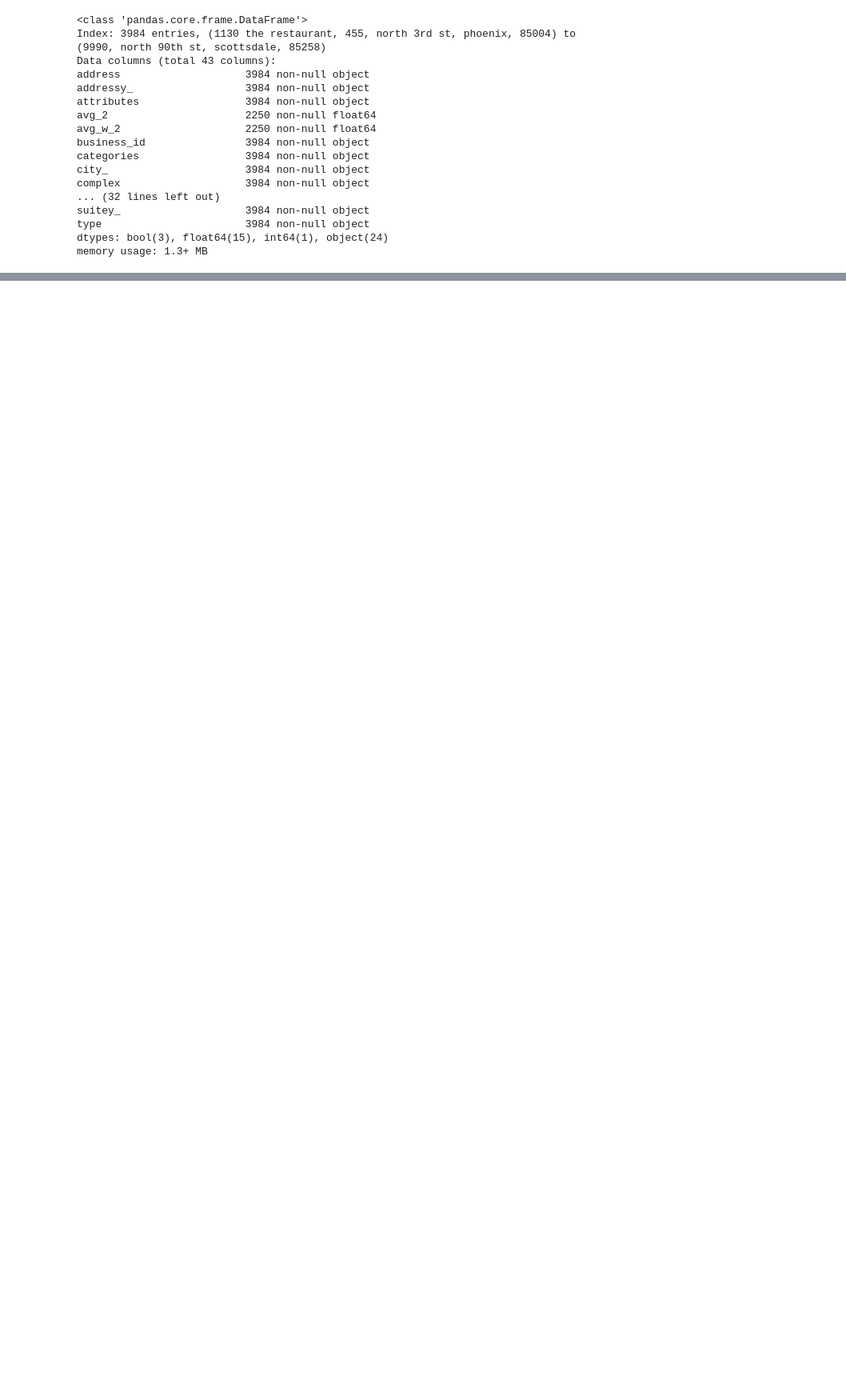
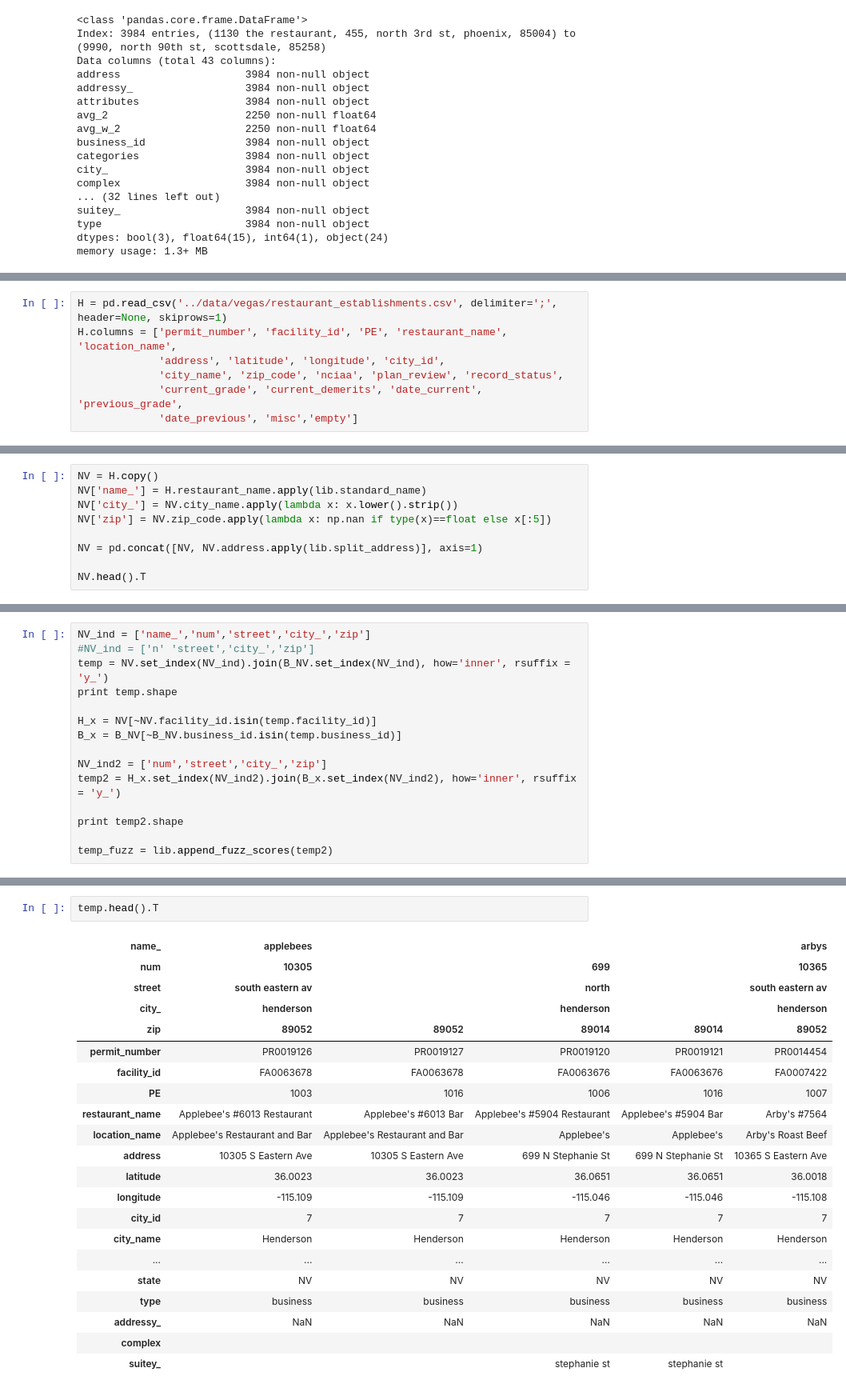
Before and after one commit to tbackes/yelp-health, a Jupyter notebook: code/yelp-EDA.ipynb, the cells around one changed output, grey strips where cells are left out. Shown: that part at 80% size. Cells and saved outputs as stored; diff of their text form; blank space fills up the shorter version.

Commit message:
Initial logic for merging Vegas data. Still need to deal with Casinos---casino complexes complicate fuzzy name matching

```diff
--- a/code/yelp-EDA.ipynb
+++ b/code/yelp-EDA.ipynb
@@ -148,0 +214,7 @@ memory usage: 1.3+ MB
+# %%
+H = pd.read_csv('../data/vegas/restaurant_establishments.csv', delimiter=';', header=None, skiprows=1)
+H.columns = ['permit_number', 'facility_id', 'PE', 'restaurant_name',  'location_name',
+             'address', 'latitude', 'longitude', 'city_id',
+             'city_name', 'zip_code', 'nciaa', 'plan_review', 'record_status',
+             'current_grade', 'current_demerits', 'date_current', 'previous_grade',
+             'date_previous', 'misc','empty']
@@ -148,0 +265,9 @@ memory usage: 1.3+ MB
+# %%
+NV = H.copy()
+NV['name_'] = H.restaurant_name.apply(lib.standard_name)
+NV['city_'] = NV.city_name.apply(lambda x: x.lower().strip())
+NV['zip'] = NV.zip_code.apply(lambda x: np.nan if type(x)==float else x[:5])
+
+NV = pd.concat([NV, NV.address.apply(lib.split_address)], axis=1)
+
+NV.head().T
@@ -148,0 +292,15 @@ memory usage: 1.3+ MB
+# %%
+NV_ind = ['name_','num','street','city_','zip']
+#NV_ind = ['n' 'street','city_','zip']
+temp = NV.set_index(NV_ind).join(B_NV.set_index(NV_ind), how='inner', rsuffix = 'y_')
+print temp.shape
+
+H_x = NV[~NV.facility_id.isin(temp.facility_id)]
+B_x = B_NV[~B_NV.business_id.isin(temp.business_id)]
+
+NV_ind2 = ['num','street','city_','zip']
+temp2 = H_x.set_index(NV_ind2).join(B_x.set_index(NV_ind2), how='inner', rsuffix = 'y_')
+
+print temp2.shape
+
+temp_fuzz = lib.append_fuzz_scores(temp2)
@@ -148,0 +310,24 @@ memory usage: 1.3+ MB
+# %%
+temp.head().T
+# %% [output]
+| name_ | applebees |  |  |  | arbys |
+| num | 10305 |  | 699 |  | 10365 |
+| street | south eastern av |  | north |  | south eastern av |
+| city_ | henderson |  | henderson |  | henderson |
+| zip | 89052 | 89052 | 89014 | 89014 | 89052 |
+| permit_number | PR0019126 | PR0019127 | PR0019120 | PR0019121 | PR0014454 |
+| facility_id | FA0063678 | FA0063678 | FA0063676 | FA0063676 | FA0007422 |
+| PE | 1003 | 1016 | 1006 | 1016 | 1007 |
+| restaurant_name | Applebee's #6013 Restaurant | Applebee's #6013 Bar | Applebee's #5904 Restaurant | Applebee's #5904 Bar | Arby's #7564 |
+| location_name | Applebee's Restaurant and Bar | Applebee's Restaurant and Bar | Applebee's | Applebee's | Arby's Roast Beef |
+| address | 10305 S Eastern Ave | 10305 S Eastern Ave | 699 N Stephanie St | 699 N Stephanie St | 10365 S Eastern Ave |
+| latitude | 36.0023 | 36.0023 | 36.0651 | 36.0651 | 36.0018 |
+| longitude | -115.109 | -115.109 | -115.046 | -115.046 | -115.108 |
+| city_id | 7 | 7 | 7 | 7 | 7 |
+| city_name | Henderson | Henderson | Henderson | Henderson | Henderson |
+| ... | ... | ... | ... | ... | ... |
+| state | NV | NV | NV | NV | NV |
+| type | business | business | business | business | business |
+| addressy_ | NaN | NaN | NaN | NaN | NaN |
+| complex |  |  |  |  |  |
+| suitey_ |  |  | stephanie st | stephanie st |  |
```
Also changed, not shown: parts of 18 cells of this notebook, 1 other file.
